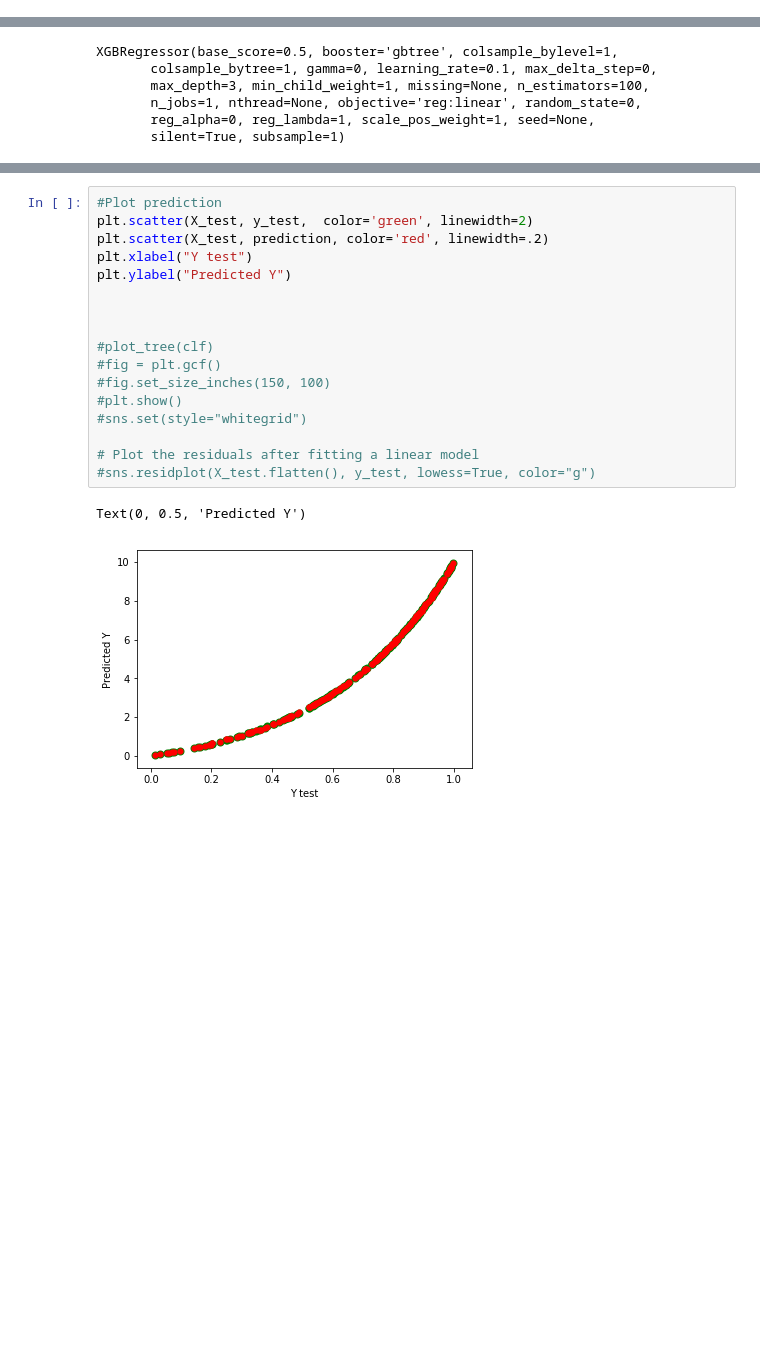
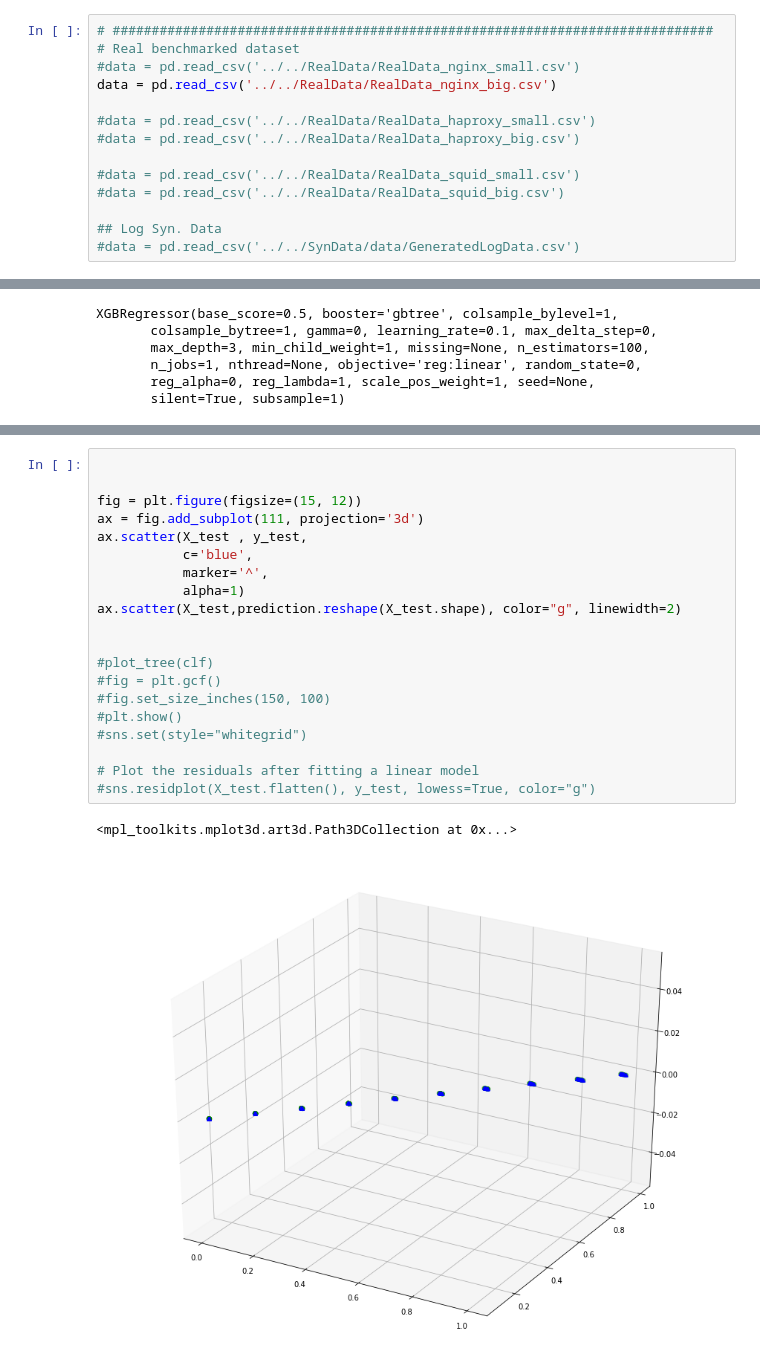
Before and after one commit to PSNAppz/NFV_ML_Dev, a Jupyter notebook: Machine Learning/Algorithms/XGBoost.ipynb, the cells around one changed output, grey strips where cells are left out. Cells and saved outputs as stored; diff of their text form; blank space fills up the shorter version.

```diff
--- a/Machine Learning/Algorithms/XGBoost.ipynb
+++ b/Machine Learning/Algorithms/XGBoost.ipynb
@@ -17,3 +13,17 @@ data = pd.read_csv('../../SynData/data/GeneratedLogData.csv')
+# %%
+# #############################################################################
+# Real benchmarked dataset
+#data = pd.read_csv('../../RealData/RealData_nginx_small.csv')
+data = pd.read_csv('../../RealData/RealData_nginx_big.csv')
+
+#data = pd.read_csv('../../RealData/RealData_haproxy_small.csv')
+#data = pd.read_csv('../../RealData/RealData_haproxy_big.csv')
+
+#data = pd.read_csv('../../RealData/RealData_squid_small.csv')
+#data = pd.read_csv('../../RealData/RealData_squid_big.csv')
+
+## Log Syn. Data
+#data = pd.read_csv('../../SynData/data/GeneratedLogData.csv')
 # %%
 # #############################################################################
 # Training and Testing Data
@@ -76,23 +86,26 @@ df
 # %%
-#Plot prediction
-plt.scatter(X_test, y_test,  color='green', linewidth=2)
-plt.scatter(X_test, prediction, color='red', linewidth=.2)
-plt.xlabel("Y test")
-plt.ylabel("Predicted Y")
 
+
+fig = plt.figure(figsize=(15, 12))
+ax = fig.add_subplot(111, projection='3d')
+ax.scatter(X_test , y_test,
+           c='blue',
+           marker='^',
+           alpha=1)
+ax.scatter(X_test,prediction.reshape(X_test.shape), color="g", linewidth=2)
 
 
 #plot_tree(clf)
 #fig = plt.gcf()
 #fig.set_size_inches(150, 100)
 #plt.show()
 #sns.set(style="whitegrid")
 
 # Plot the residuals after fitting a linear model
 #sns.residplot(X_test.flatten(), y_test, lowess=True, color="g")
 # %% [output]
-Text(0, 0.5, 'Predicted Y')
+<mpl_toolkits.mplot3d.art3d.Path3DCollection at 0x...>
-[figure, old version]
+[figure, new version]
 # %%
 #Model Evaluation
 print('MAE:', metrics.mean_absolute_error(y_test, prediction))
```
Also changed, not shown: parts of 7 cells of this notebook, 18 other files.
